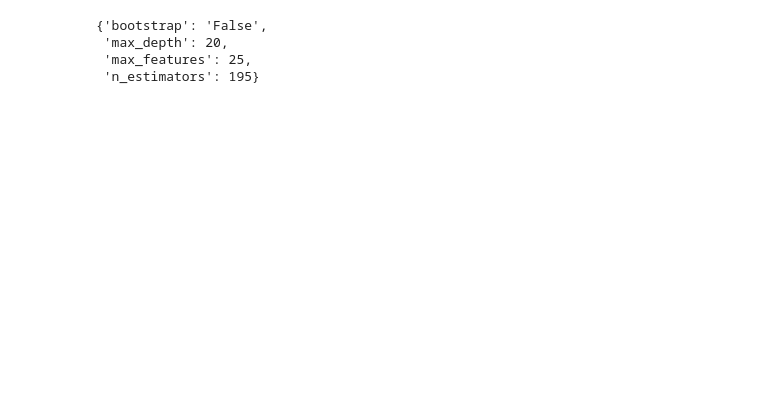
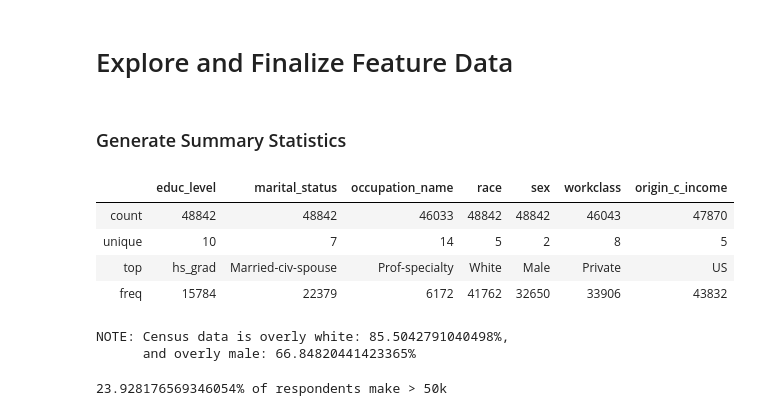
Before and after one commit to davidhen42/data-scientist-exercise01, a Jupyter notebook: data_exploration.ipynb, the cells around one changed output. Drawn from its saved outputs; the diff is of its cells as text; code cells hidden in the pictures; blank space fills up the shorter version.

```diff
--- a/data_exploration.ipynb
+++ b/data_exploration.ipynb
@@ -645,7 +1,2 @@ best_grid2_output.metrics_df
-# %%
-rfor_grid2.best_params_
-# %% [output]
-{'bootstrap': 'False',
- 'max_depth': 20,
- 'max_features': 25,
- 'n_estimators': 195}
+# %% [markdown]
+# Explore and Finalize Feature Data
@@ -651,0 +12,22 @@ rfor_grid2.best_params_
+# %% [markdown]
+### Generate Summary Statistics
+# %%
+#Get summary stats for categorical columns
+prelim_df.describe(include=np.object)
+# %% [output]
+|  | educ_level | marital_status | occupation_name | race | sex | workclass | origin_c_income |
+| count | 48842 | 48842 | 46033 | 48842 | 48842 | 46043 | 47870 |
+| unique | 10 | 7 | 14 | 5 | 2 | 8 | 5 |
+| top | hs_grad | Married-civ-spouse | Prof-specialty | White | Male | Private | US |
+| freq | 15784 | 22379 | 6172 | 41762 | 32650 | 33906 | 43832 |
+# %%
+print(f"""NOTE: Census data is overly white: {(len(prelim_df[prelim_df['race'] == 'White'])/len(prelim_df))*100}%,
+      and overly male: {(len(prelim_df[prelim_df['sex'] == 'Male'])/len(prelim_df))*100}% """)
+# %% [output]
+NOTE: Census data is overly white: 85.5042791040498%,
+      and overly male: 66.84820441423365%
+# %%
+# Print frequency of outcome variable = 1 and outcome variable = 0
+print(f"{(len(prelim_df[prelim_df['over_50k'] == 1])/len(prelim_df))*100}% of respondents make > 50k")
+# %% [output]
+23.928176569346054% of respondents make > 50k
```
Also changed, not shown: parts of 73 cells of this notebook, 22 other files.
